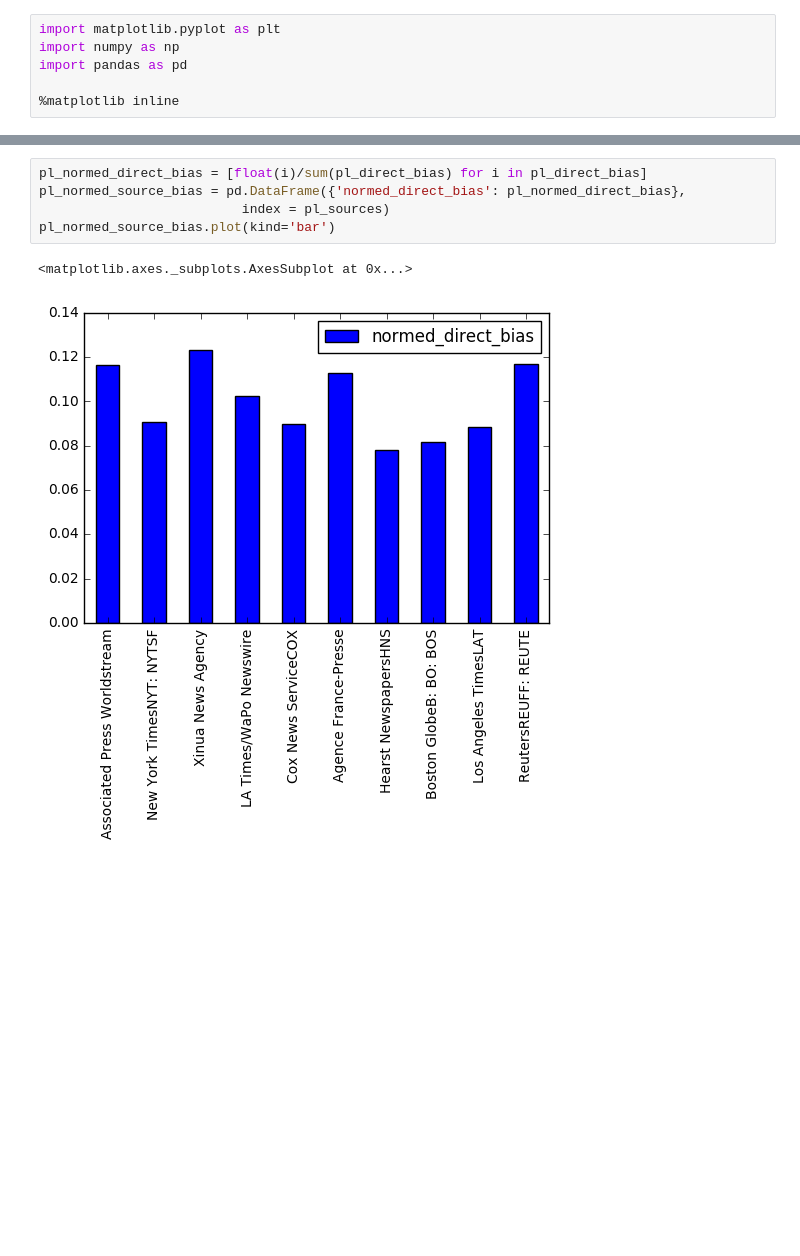
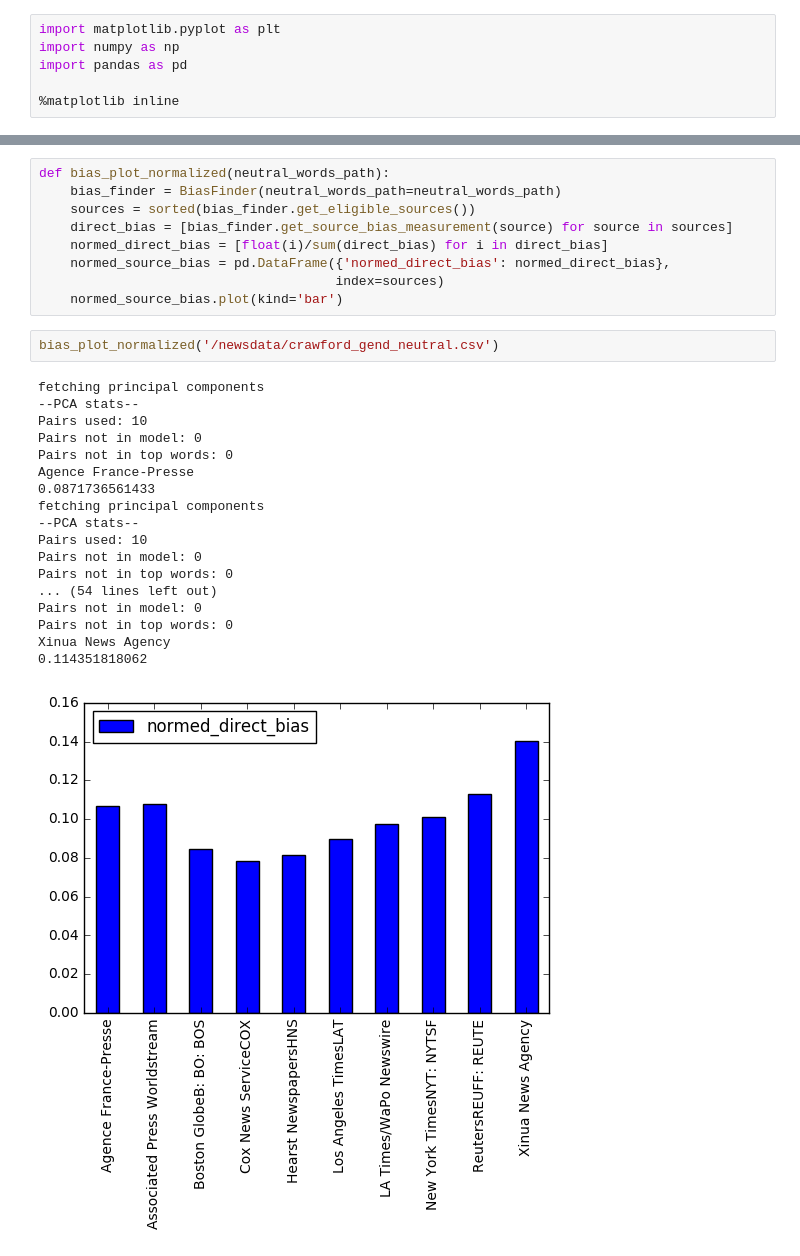
Before and after one commit to CuriousG102/ir-bias, a Jupyter notebook: Direct_Bias_Explorer.ipynb, the cells around one changed output, grey strips where cells are left out. Saved outputs shown, nothing was run; the diff lists cells and outputs as text; blank space fills up the shorter version.

```diff
--- a/Direct_Bias_Explorer.ipynb
+++ b/Direct_Bias_Explorer.ipynb
@@ -124,8 +9,30 @@ pl_source_bias.plot(kind='bar')
-# %%
-pl_normed_direct_bias = [float(i)/sum(pl_direct_bias) for i in pl_direct_bias]
-pl_normed_source_bias = pd.DataFrame({'normed_direct_bias': pl_normed_direct_bias},
-                          index = pl_sources)
-pl_normed_source_bias.plot(kind='bar')
-# %% [output]
-<matplotlib.axes._subplots.AxesSubplot at 0x...>
-[figure, removed]
+# %%
+def bias_plot_normalized(neutral_words_path):
+    bias_finder = BiasFinder(neutral_words_path=neutral_words_path)
+    sources = sorted(bias_finder.get_eligible_sources())
+    direct_bias = [bias_finder.get_source_bias_measurement(source) for source in sources]
+    normed_direct_bias = [float(i)/sum(direct_bias) for i in direct_bias]
+    normed_source_bias = pd.DataFrame({'normed_direct_bias': normed_direct_bias},
+                                      index=sources)
+    normed_source_bias.plot(kind='bar')
+# %%
+bias_plot_normalized('/newsdata/crawford_gend_neutral.csv')
+# %% [output]
+fetching principal components
+--PCA stats--
+Pairs used: 10
+Pairs not in model: 0
+Pairs not in top words: 0
+Agence France-Presse
+0.0871736561433
+fetching principal components
+--PCA stats--
+Pairs used: 10
+Pairs not in model: 0
+Pairs not in top words: 0
+... (54 lines left out)
+Pairs not in model: 0
+Pairs not in top words: 0
+Xinua News Agency
+0.114351818062
+[figure, added]
```
Also changed, not shown: parts of 11 cells of this notebook, 4 other files.
